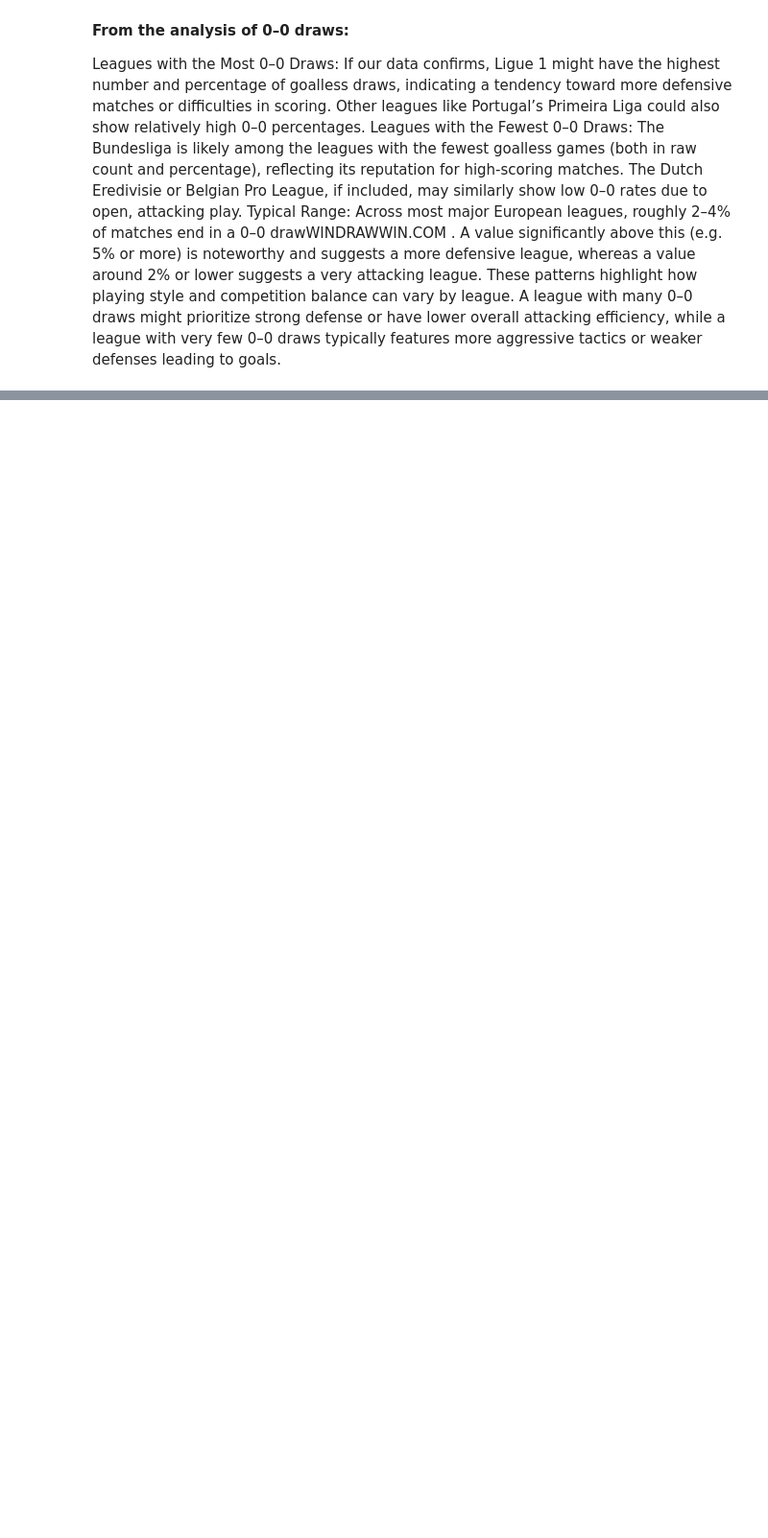
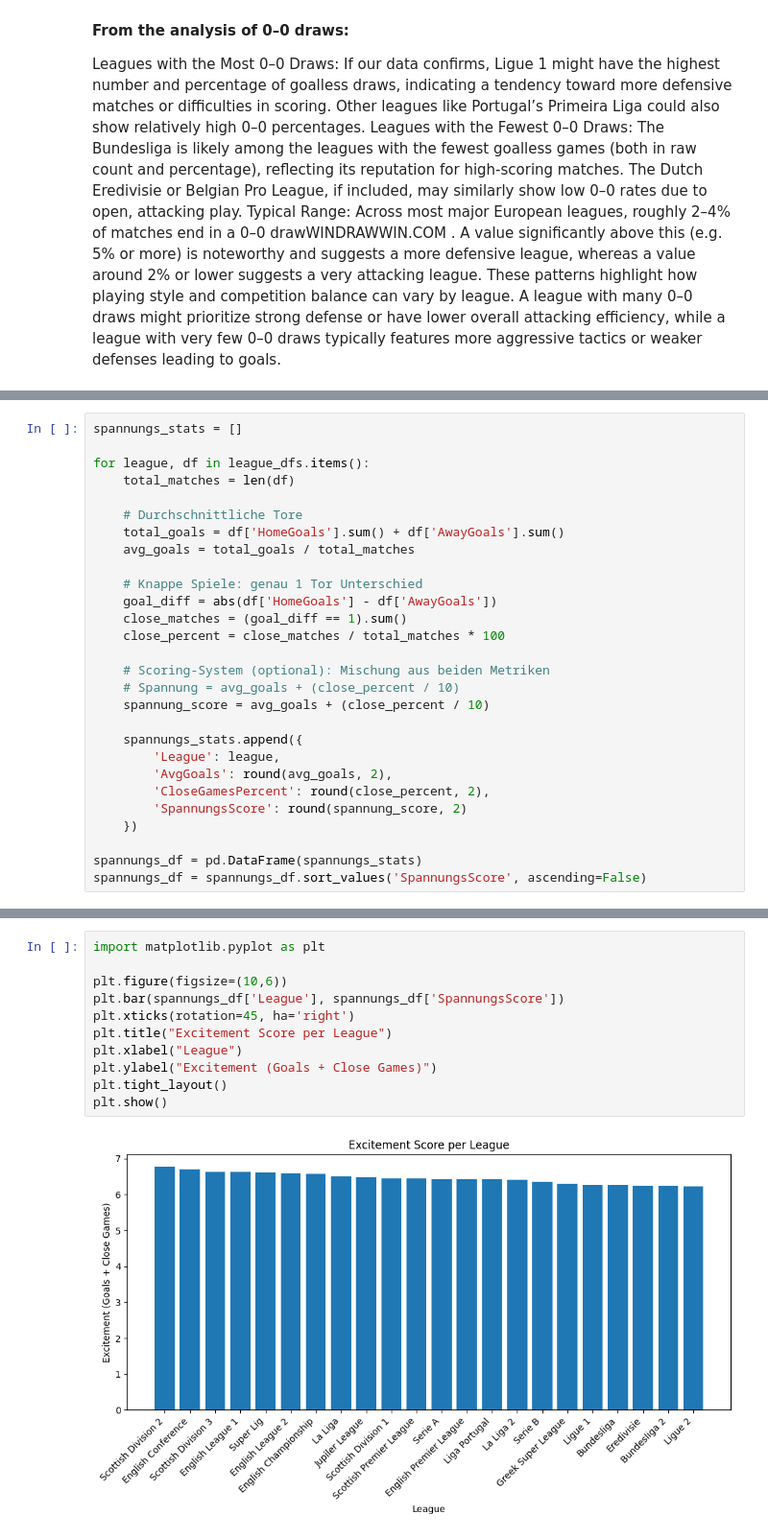
Before and after one commit to safiabduljamil/European-Football-Matches, a Jupyter notebook: contributors/Abdul Safi/main.ipynb, the cells around one changed output, grey strips where cells are left out. Shown at 96% size. Drawn from its saved outputs; the diff is of its cells as text; blank space fills up the shorter version.

```diff
--- a/contributors/Abdul Safi/main.ipynb
+++ b/contributors/Abdul Safi/main.ipynb
@@ -342,0 +352,28 @@ These patterns highlight how playing style and competition balance can vary by l
+# %%
+spannungs_stats = []
+
+for league, df in league_dfs.items():
+    total_matches = len(df)
+
+    # Durchschnittliche Tore
+    total_goals = df['HomeGoals'].sum() + df['AwayGoals'].sum()
+    avg_goals = total_goals / total_matches
+
+    # Knappe Spiele: genau 1 Tor Unterschied
+    goal_diff = abs(df['HomeGoals'] - df['AwayGoals'])
+    close_matches = (goal_diff == 1).sum()
+    close_percent = close_matches / total_matches * 100
+
+    # Scoring-System (optional): Mischung aus beiden Metriken
+    # Spannung = avg_goals + (close_percent / 10)
+    spannung_score = avg_goals + (close_percent / 10)
+
+    spannungs_stats.append({
+        'League': league,
+        'AvgGoals': round(avg_goals, 2),
+        'CloseGamesPercent': round(close_percent, 2),
+        'SpannungsScore': round(spannung_score, 2)
+    })
+
+spannungs_df = pd.DataFrame(spannungs_stats)
+spannungs_df = spannungs_df.sort_values('SpannungsScore', ascending=False)
@@ -342,0 +400,13 @@ These patterns highlight how playing style and competition balance can vary by l
+# %%
+import matplotlib.pyplot as plt
+
+plt.figure(figsize=(10,6))
+plt.bar(spannungs_df['League'], spannungs_df['SpannungsScore'])
+plt.xticks(rotation=45, ha='right')
+plt.title("Excitement Score per League")
+plt.xlabel("League")
+plt.ylabel("Excitement (Goals + Close Games)")
+plt.tight_layout()
+plt.show()
+# %% [output]
+[figure, added]
```
Also changed, not shown: parts of 5 cells of this notebook, 5 other files.
